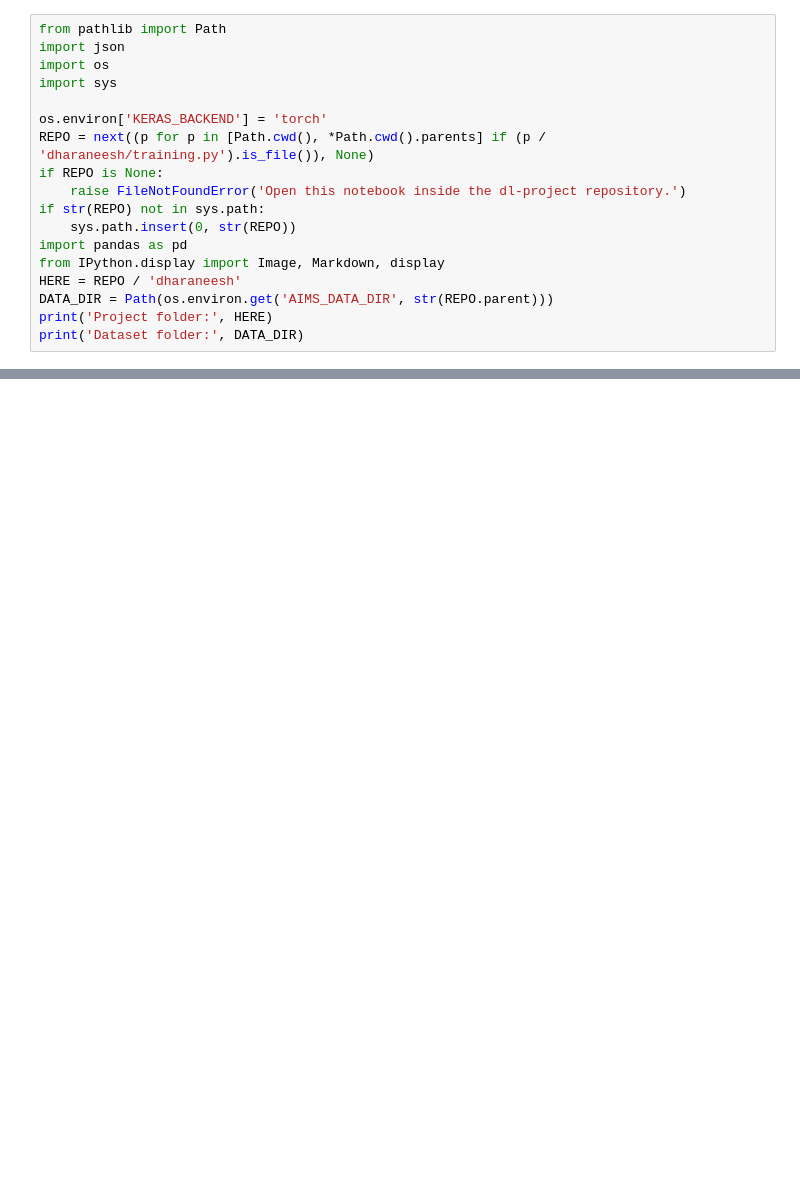
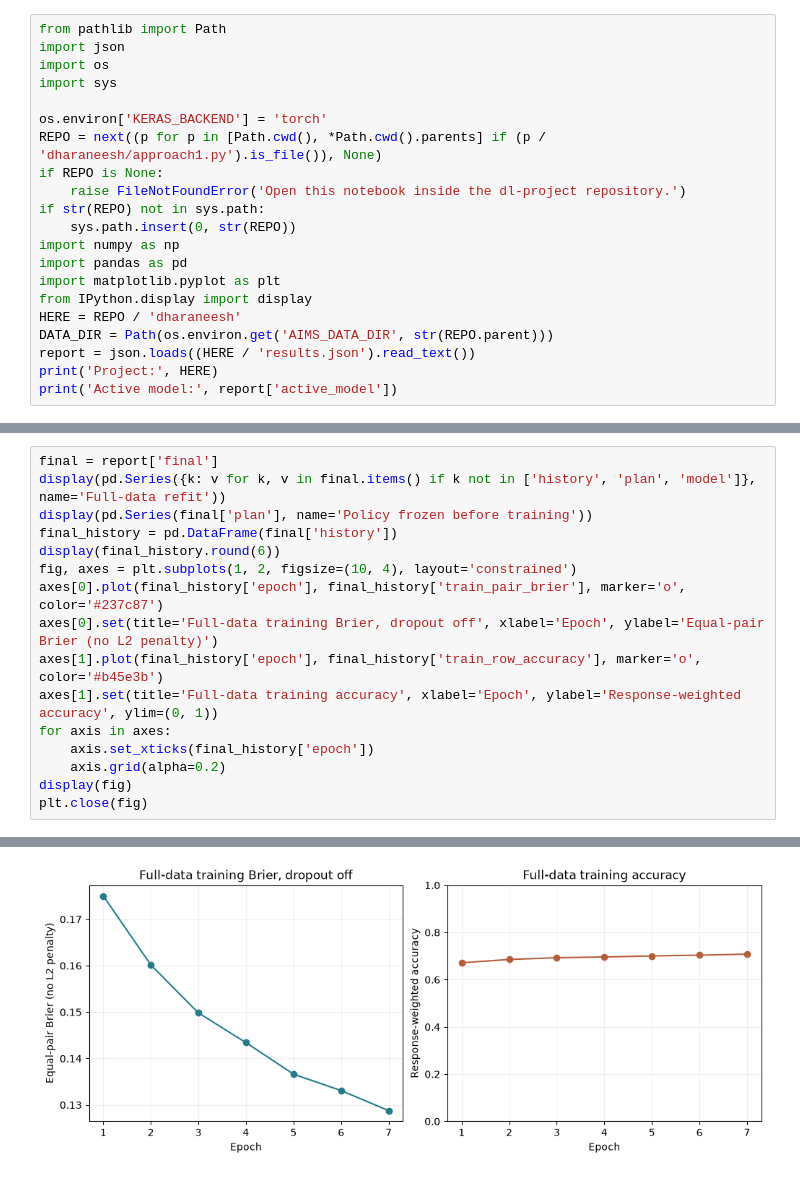
Before and after one commit to stevenwoodrum/dl-project, a Jupyter notebook: dharaneesh/Approach1_Experiments.ipynb, the cells around one changed output, grey strips where cells are left out. Drawn from its saved outputs; the diff is of its cells as text; blank space fills up the shorter version.

Commit message:
Refit FNN on all binary training data and simplify project files

```diff
--- a/dharaneesh/Approach1_Experiments.ipynb
+++ b/dharaneesh/Approach1_Experiments.ipynb
@@ -9,15 +9,18 @@ import os
 import sys
 
 os.environ['KERAS_BACKEND'] = 'torch'
-REPO = next((p for p in [Path.cwd(), *Path.cwd().parents] if (p / 'dharaneesh/training.py').is_file()), None)
+REPO = next((p for p in [Path.cwd(), *Path.cwd().parents] if (p / 'dharaneesh/approach1.py').is_file()), None)
 if REPO is None:
     raise FileNotFoundError('Open this notebook inside the dl-project repository.')
 if str(REPO) not in sys.path:
     sys.path.insert(0, str(REPO))
+import numpy as np
 import pandas as pd
-from IPython.display import Image, Markdown, display
+import matplotlib.pyplot as plt
+from IPython.display import display
 HERE = REPO / 'dharaneesh'
 DATA_DIR = Path(os.environ.get('AIMS_DATA_DIR', str(REPO.parent)))
-print('Project folder:', HERE)
-print('Dataset folder:', DATA_DIR)
+report = json.loads((HERE / 'results.json').read_text())
+print('Project:', HERE)
+print('Active model:', report['active_model'])
 # %% [output]
@@ -143,0 +43,17 @@ for name in ['lobo_comparison.png', 'lobo_learning_curves.png', 'lobo_calibratio
+# %%
+final = report['final']
+display(pd.Series({k: v for k, v in final.items() if k not in ['history', 'plan', 'model']}, name='Full-data refit'))
+display(pd.Series(final['plan'], name='Policy frozen before training'))
+final_history = pd.DataFrame(final['history'])
+display(final_history.round(6))
+fig, axes = plt.subplots(1, 2, figsize=(10, 4), layout='constrained')
+axes[0].plot(final_history['epoch'], final_history['train_pair_brier'], marker='o', color='#237c87')
+axes[0].set(title='Full-data training Brier, dropout off', xlabel='Epoch', ylabel='Equal-pair Brier (no L2 penalty)')
+axes[1].plot(final_history['epoch'], final_history['train_row_accuracy'], marker='o', color='#b45e3b')
+axes[1].set(title='Full-data training accuracy', xlabel='Epoch', ylabel='Response-weighted accuracy', ylim=(0, 1))
+for axis in axes:
+    axis.set_xticks(final_history['epoch'])
+    axis.grid(alpha=0.2)
+display(fig)
+plt.close(fig)
+# %% [output]
@@ -143,0 +90 @@ for name in ['lobo_comparison.png', 'lobo_learning_curves.png', 'lobo_calibratio
+[figure, added]
```
Also changed, not shown: parts of 23 cells of this notebook, 34 other files.
